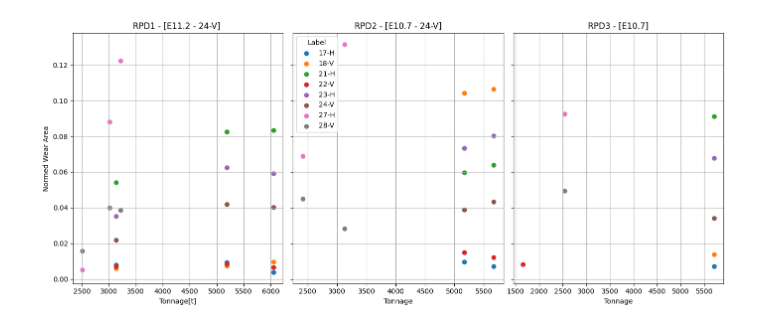
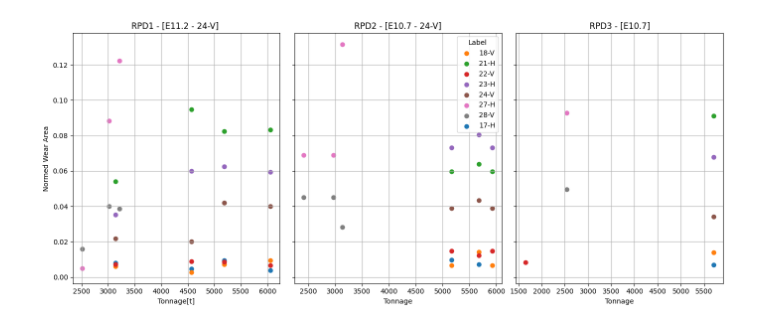
Before and after one commit to ChRen95/phd-thesis-fitting-wear-coefficient, a Jupyter notebook: data-analysis.ipynb, the cells around one changed output. Saved outputs shown, nothing was run; the diff lists cells and outputs as text; code cells hidden in the pictures.

Commit message:
updated wear data and redid fitting.

```diff
--- a/data-analysis.ipynb
+++ b/data-analysis.ipynb
@@ -13,8 +11,8 @@ from rolling_sequence import rolling_train_rpd1, rolling_train_rpd2, rolling_tra
 from utilities import *
 # %%
-pass_design_1 = rolling_train_rpd1(ROLL_SURFACE_TEMPERATURE, DISK_ELEMENT_COUNT)
-pass_design_2 = rolling_train_rpd2(ROLL_SURFACE_TEMPERATURE, DISK_ELEMENT_COUNT)
-pass_design_3 = rolling_train_rpd3(ROLL_SURFACE_TEMPERATURE, DISK_ELEMENT_COUNT)
+pass_design_1 = finishing_pass_design_1(ROLL_SURFACE_TEMPERATURE, DISK_ELEMENT_COUNT)
+pass_design_2 = finishing_pass_design_2(ROLL_SURFACE_TEMPERATURE, DISK_ELEMENT_COUNT)
+pass_design_3 = finishing_pass_design_3(ROLL_SURFACE_TEMPERATURE, DISK_ELEMENT_COUNT)
 # %%
 def calculate_wear_areas():
     sequences = [
@@ -35,9 +33,7 @@ def calculate_wear_areas():
             for roll_pass in roll_passes:
                 for label, tonnage, measured_wear_contour in zip(labels, tonnages, measured_wear_contours):
                     if roll_pass.label == label:
-                        wear_area = calculate_area_between_contours(roll_pass.roll.contour_line, measured_wear_contour, True,
-                                                                    {"measurement_id": measurement_id,
-                                                                     "label": label})
+                        wear_area = calculate_area_between_contours(roll_pass.roll.contour_line, measured_wear_contour)
                         normed_wear_area = wear_area / roll_pass.roll.groove.cross_section.area
                         wear_areas.append({
                             "groove": groove_label,
@@ -76,0 +59,22 @@ grouped = dict(grouped)
+# %%
+label_colors = {}
+color_cycle = plt.rcParams['axes.prop_cycle'].by_key()['color']
+for i, label in enumerate(sorted(set(d['label'] for d in wear_areas))):
+    label_colors[label] = color_cycle[i % len(color_cycle)]
+
+fig: plt.Figure = plt.figure(figsize=(12.8, 6), layout="constrained")
+ax: plt.Axes
+axl: plt.Axes
+ax, axl = fig.subplots(nrows=2, height_ratios=[1, 0.05])
+ax.set_ylabel('Normed Wear Area')
+ax.grid()
+ax.set_xlabel('Tonnage [t]')
+for wear_dicts in wear_areas:
+    ax.scatter(wear_dicts['tonnage'], wear_dicts['normed_wear_area'], color=label_colors[wear_dicts['label']],
+               label=wear_dicts['label'])
+
+handles, labels = ax.get_legend_handles_labels()
+by_label = dict(zip(labels, handles))
+
+axl.axis("off")
+axl.legend(by_label.values(), by_label.keys(), ncols=8, loc="lower center")
@@ -87,35 +94,36 @@ for wear_dicts in wear_areas:
     if wear_dicts['groove'] == 'RPD1':
         ax1.scatter(wear_dicts['tonnage'], wear_dicts['normed_wear_area'], color=label_colors[wear_dicts['label']],
                     label=wear_dicts['label'])
 
 ax1.set_title('RPD1 - [E11.2 - 24-V] ')
 ax1.set_xlabel('Tonnage[t]')
 ax1.grid()
 
 for wear_dicts in wear_areas:
     if wear_dicts['groove'] == 'RPD2':
         ax2.scatter(wear_dicts['tonnage'], wear_dicts['normed_wear_area'], color=label_colors[wear_dicts['label']],
                     label=wear_dicts['label'])
 
 ax2.set_title('RPD2 - [E10.7 - 24-V]')
 ax2.set_xlabel('Tonnage')
 ax2.grid()
 
 for wear_dicts in wear_areas:
     if wear_dicts['groove'] == 'RPD3':
-        ax3.scatter(wear_dicts['tonnage'], wear_dicts['normed_wear_area'], color=label_colors[wear_dicts['label']], label=wear_dicts['label'])
+        ax3.scatter(wear_dicts['tonnage'], wear_dicts['normed_wear_area'], color=label_colors[wear_dicts['label']],
+                    label=wear_dicts['label'])
 
 ax3.set_title('RPD3 - [E10.7]')
 ax3.set_xlabel('Tonnage')
 ax3.grid()
 
 handles2, labels2 = ax2.get_legend_handles_labels()
 by_label2 = dict(zip(labels2, handles2))
 ax2.legend(by_label2.values(), by_label2.keys(), title="Label")
 
 plt.tight_layout()
 # %% [output]
-[figure, old version]
+[figure, new version]
 # %%
 values_rpd1 = []
 values_rpd2 = []
```
Also changed, not shown: parts of 7 cells of this notebook, 11 other files.
